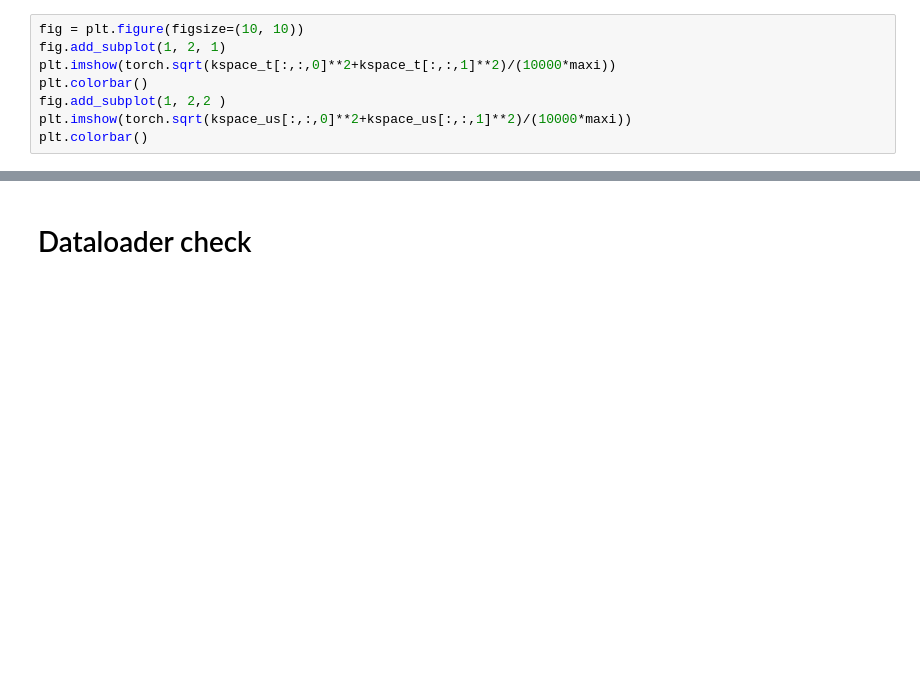
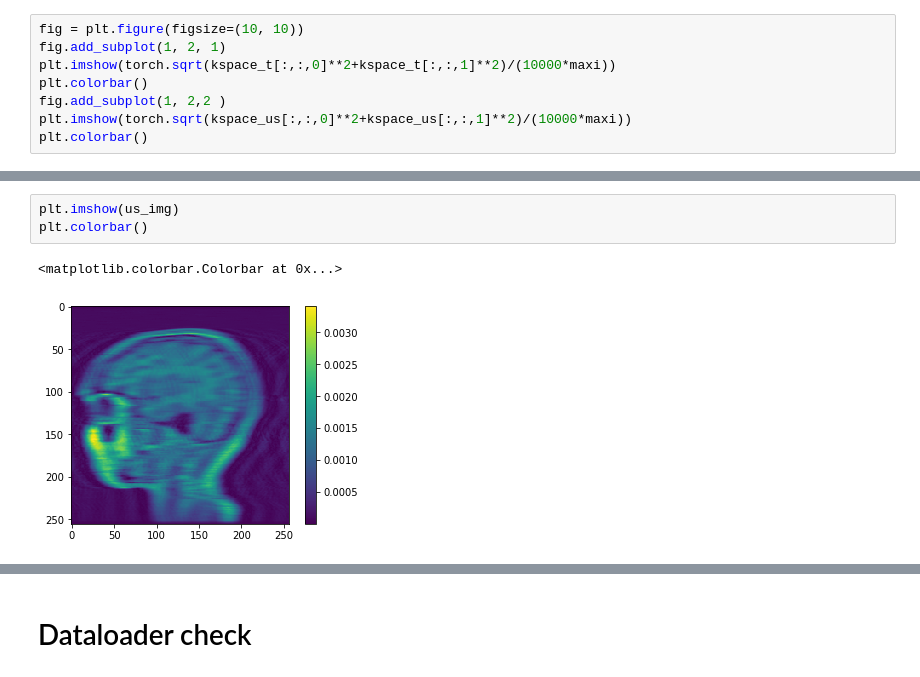
Before and after one commit to amritkumar9595/ssl-calgary-chennAI, a Jupyter notebook: singlechanel_exp.ipynb, the cells around one changed output, grey strips where cells are left out. Drawn from its saved outputs; the diff is of its cells as text; blank space fills up the shorter version.

```diff
--- a/singlechanel_exp.ipynb
+++ b/singlechanel_exp.ipynb
@@ -71,0 +121,6 @@ plt.colorbar()
+# %%
+plt.imshow(us_img)
+plt.colorbar()
+# %% [output]
+<matplotlib.colorbar.Colorbar at 0x...>
+[figure, added]
```
Also changed, not shown: parts of 21 cells of this notebook, 10 other files.
